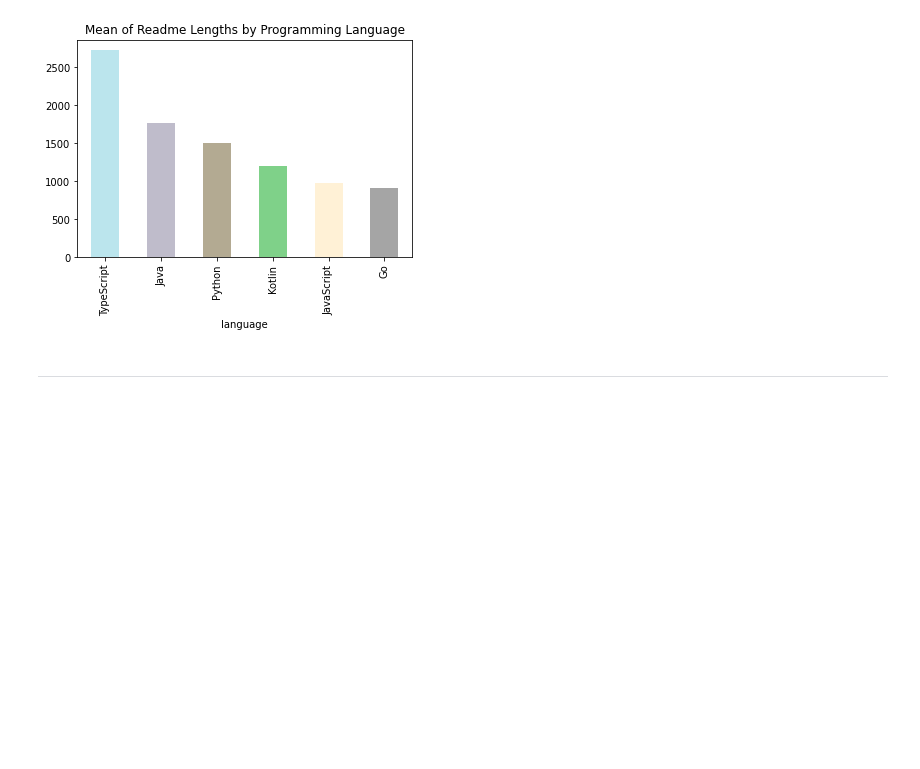
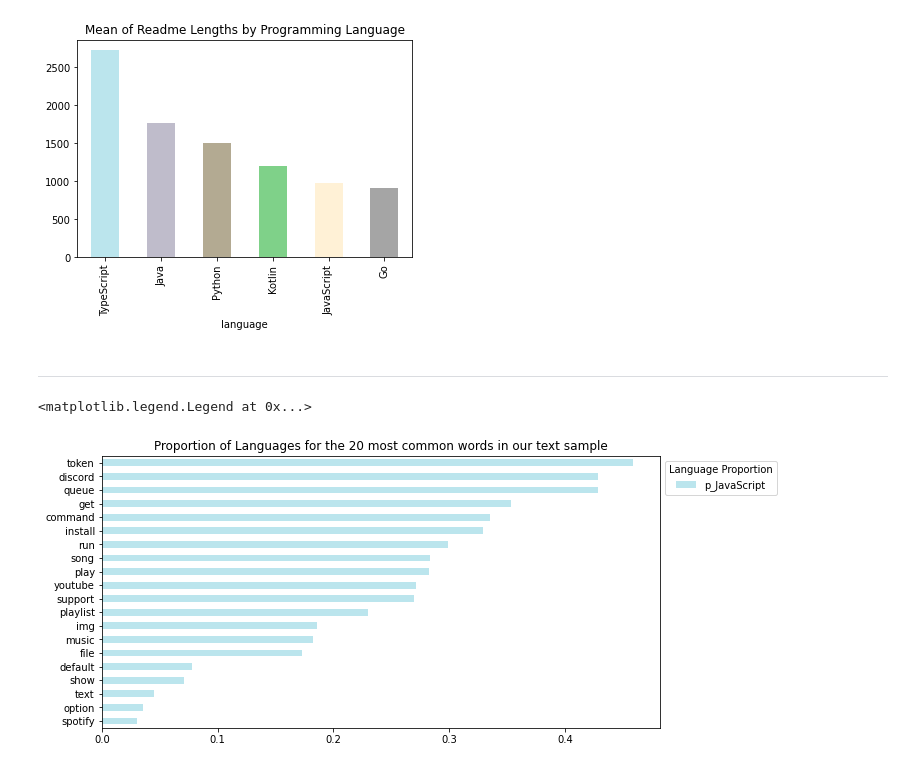
Before and after one commit to bert-jason-ray/nlp-group-project, a Jupyter notebook: ray_scratchbook.ipynb, the cells around one changed output. Saved outputs shown, nothing was run; the diff lists cells and outputs as text; code cells hidden in the pictures; blank space fills up the shorter version.

Commit message:
updated visuals

```diff
--- a/ray_scratchbook.ipynb
+++ b/ray_scratchbook.ipynb
@@ -267,3 +262,18 @@ plt.rcParams["figure.figsize"] = (10, 5)
 <hr style="border-top: 10px groove red; margin-top: 1px; margin-bottom: 1px"></hr>
 # %%
 #next modeling
+# %%
+# visualize the percentage of the words by JavaScript
+
+(word_counts.assign(p_JavaScript = word_counts.JavaScript/word_counts['all'])
+ .sort_values(by='all')[['p_JavaScript']]
+ .tail(20)
+ .sort_values('p_JavaScript')
+ .plot.barh(stacked=True, color=['#BBE5ED','#BFBCCB','#B3AA92','#7FD189','#FFF1D6','#A5A5A5'])
+)
+
+plt.title("Proportion of Languages for the 20 most common words in our text sample")
+plt.legend(loc = 2, bbox_to_anchor = (1,1), title='Language Proportion')
+# %% [output]
+<matplotlib.legend.Legend at 0x...>
+[figure, added]
```
Also changed, not shown: parts of 4 cells of this notebook.
